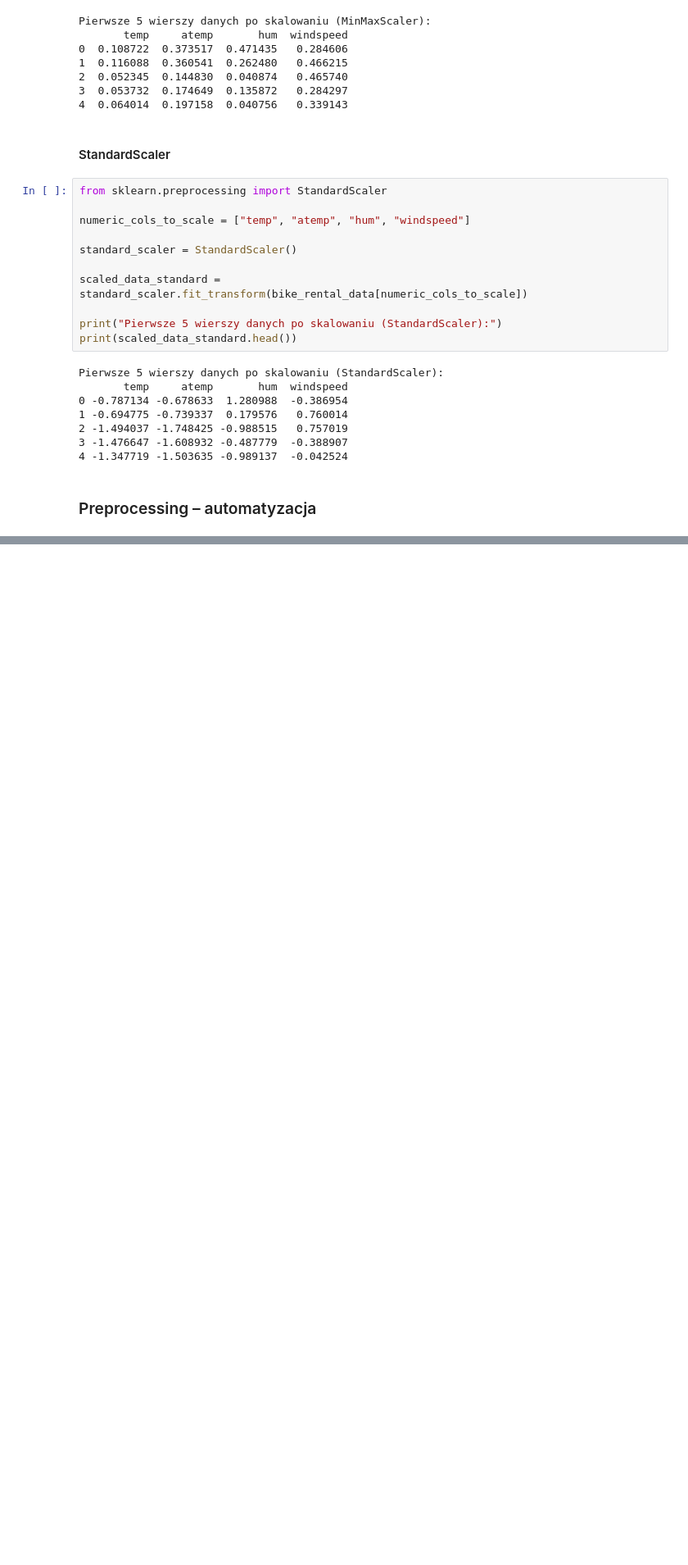
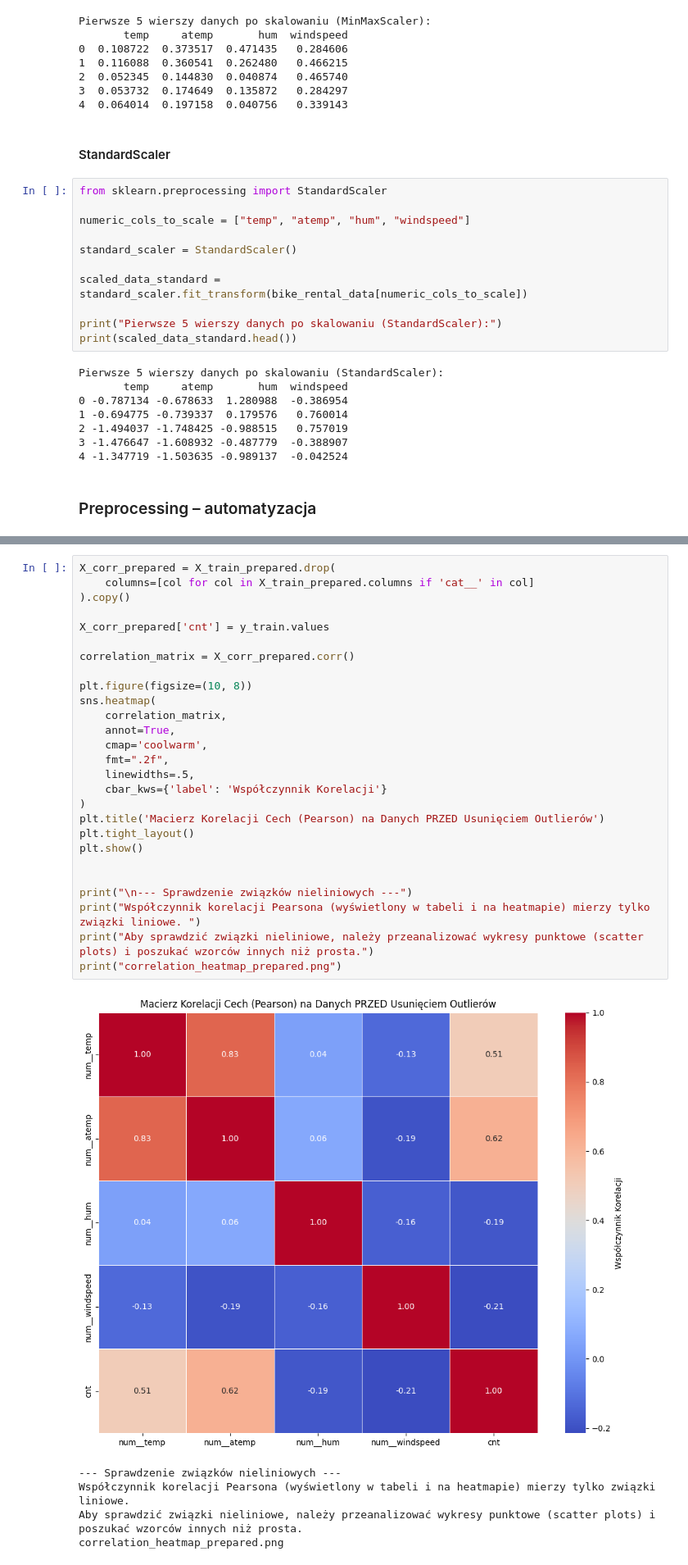
Before and after one commit to francesspot/AI_course, a Jupyter notebook: Ćwiczenia2/lista2.ipynb, the cells around one changed output, grey strips where cells are left out. Shown at 82% size. Drawn from its saved outputs; the diff is of its cells as text; blank space fills up the shorter version.

```diff
--- a/Ćwiczenia2/lista2.ipynb
+++ b/Ćwiczenia2/lista2.ipynb
@@ -386,0 +645,33 @@ Pierwsze 5 wierszy danych po skalowaniu (StandardScaler):
+# %%
+X_corr_prepared = X_train_prepared.drop(
+    columns=[col for col in X_train_prepared.columns if 'cat__' in col]
+).copy()
+
+X_corr_prepared['cnt'] = y_train.values
+
+correlation_matrix = X_corr_prepared.corr()
+
+plt.figure(figsize=(10, 8))
+sns.heatmap(
+    correlation_matrix,
+    annot=True,
+    cmap='coolwarm',
+    fmt=".2f",
+    linewidths=.5,
+    cbar_kws={'label': 'Współczynnik Korelacji'}
+)
+plt.title('Macierz Korelacji Cech (Pearson) na Danych PRZED Usunięciem Outlierów')
+plt.tight_layout()
+plt.show()
+
+
+print("\n--- Sprawdzenie związków nieliniowych ---")
+print("Współczynnik korelacji Pearsona (wyświetlony w tabeli i na heatmapie) mierzy tylko związki liniowe. ")
+print("Aby sprawdzić związki nieliniowe, należy przeanalizować wykresy punktowe (scatter plots) i poszukać wzorców innych niż prosta.")
+print("correlation_heatmap_prepared.png")
+# %% [output]
+[figure, added]
+--- Sprawdzenie związków nieliniowych ---
+Współczynnik korelacji Pearsona (wyświetlony w tabeli i na heatmapie) mierzy tylko związki liniowe.
+Aby sprawdzić związki nieliniowe, należy przeanalizować wykresy punktowe (scatter plots) i poszukać wzorców innych niż prosta.
+correlation_heatmap_prepared.png
```
Also changed, not shown: parts of 32 cells of this notebook.
